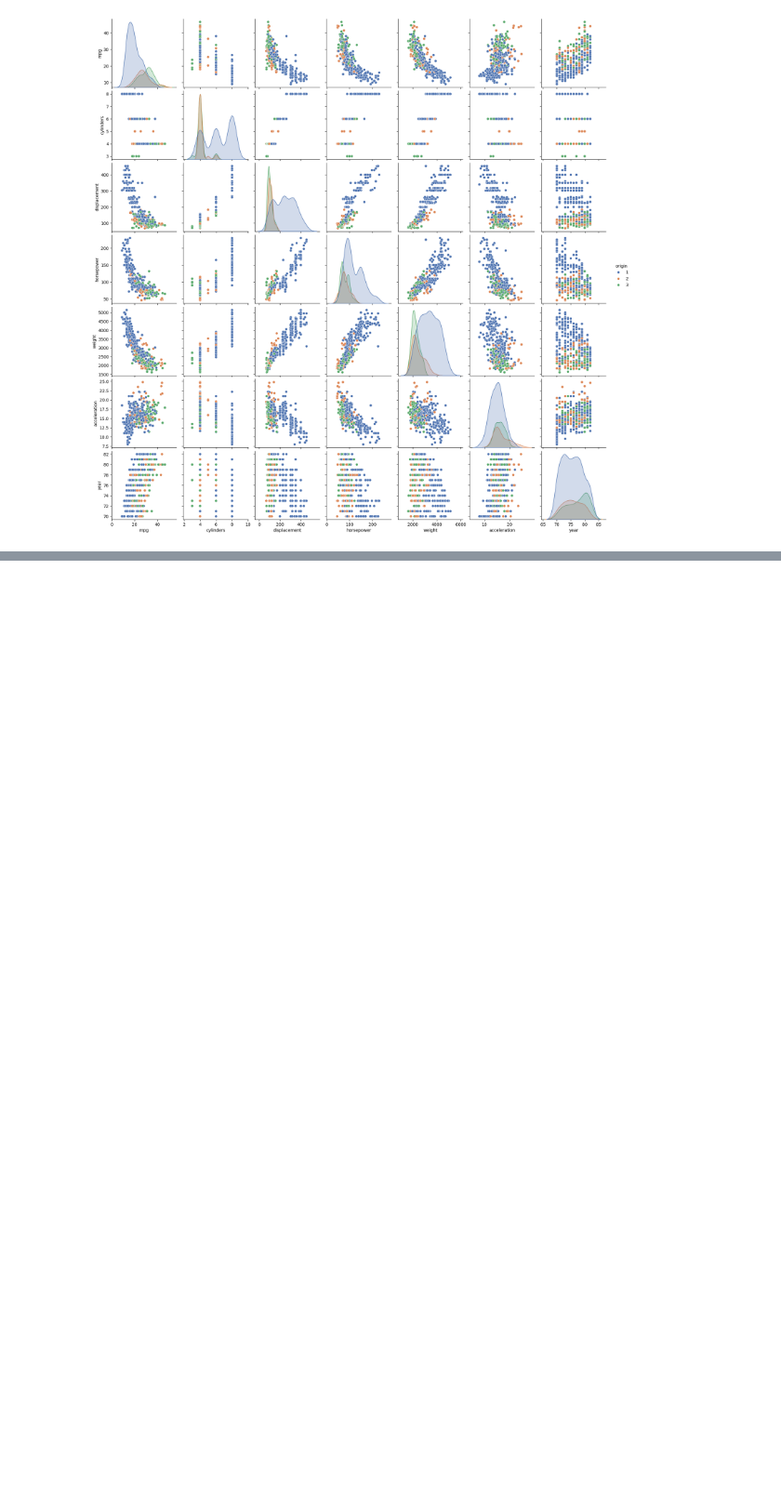
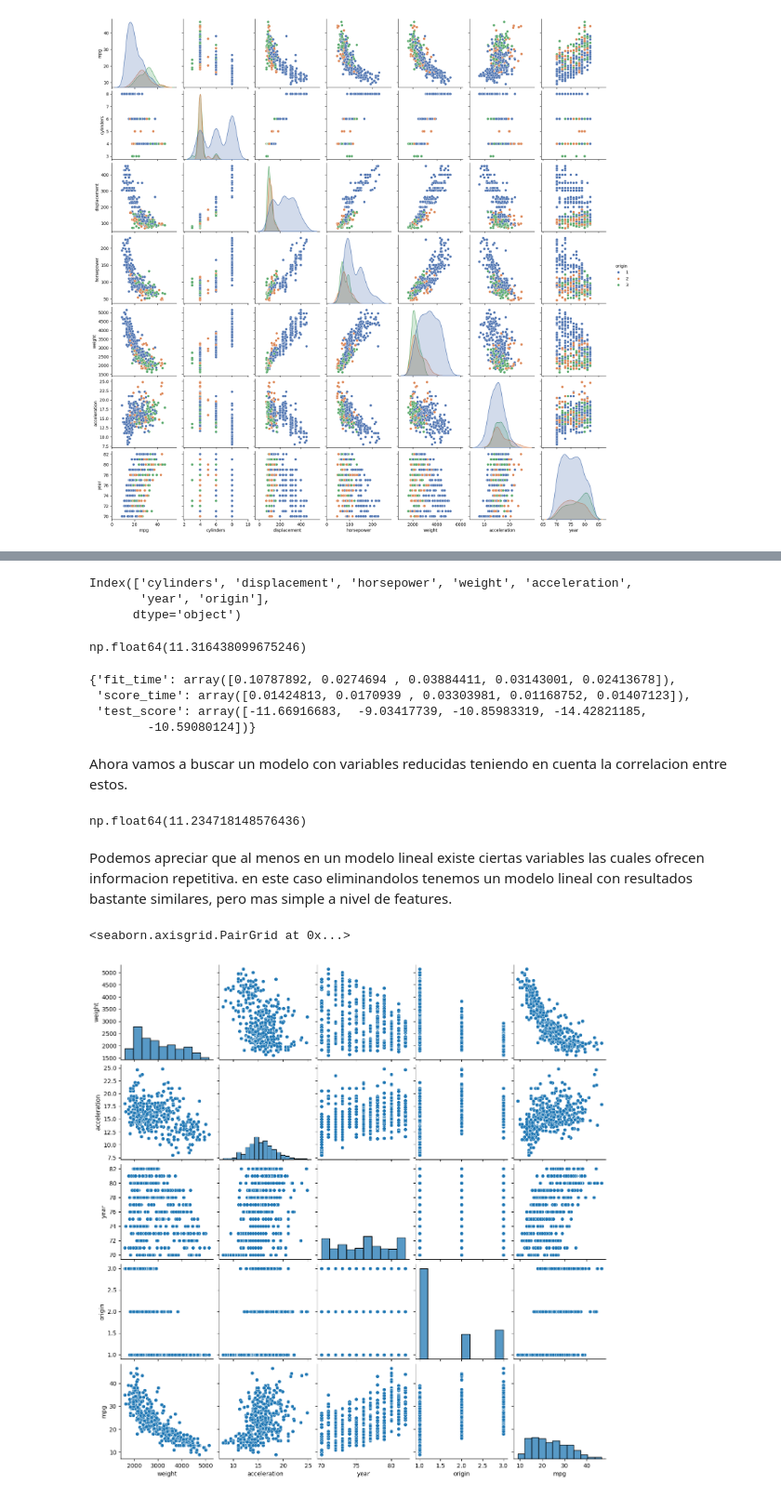
Before and after one commit to chuancao26/islp, a Jupyter notebook: nonLinearExercices.ipynb, the cells around one changed output, grey strips where cells are left out. Shown at 93% size. Drawn from its saved outputs; the diff is of its cells as text; code cells hidden in the pictures; blank space fills up the shorter version.

```diff
--- a/nonLinearExercices.ipynb
+++ b/nonLinearExercices.ipynb
@@ -709,3 +698,8 @@ auto.head()
+# %%
+auto = load_data("Auto")
+
+index_names = auto.index
+auto = auto.reset_index().drop("name", axis=1)
 # %%
 auto.isna().sum()
 # %% [output]
@@ -746,0 +754,58 @@ sns.pairplot(auto, hue="origin", palette="deep")
+# %%
+auto.drop("mpg", axis=1).columns
+# %% [output]
+Index(['cylinders', 'displacement', 'horsepower', 'weight', 'acceleration',
+       'year', 'origin'],
+      dtype='object')
+# %%
+# Veamos una regresion multiple con los features del data set
+# Datos
+
+kfold = skm.KFold(5, shuffle=True, random_state=2)
+
+design = MS(auto.drop("mpg", axis=1).columns)
+
+pipe  = Pipeline([("design", design),
+                  ("linreg", skl.LinearRegression())])
+
+results = skm.cross_validate(pipe,
+                             auto,
+                             auto["mpg"],
+                             cv = kfold,
+                             scoring="neg_mean_squared_error")
+np.mean(-results["test_score"])
+# %% [output]
+np.float64(11.316438099675246)
+# %%
+results
+# %% [output]
+{'fit_time': array([0.10787892, 0.0274694 , 0.03884411, 0.03143001, 0.02413678]),
+ 'score_time': array([0.01424813, 0.0170939 , 0.03303981, 0.01168752, 0.01407123]),
+ 'test_score': array([-11.66916683,  -9.03417739, -10.85983319, -14.42821185,
+        -10.59080124])}
+# %% [markdown]
+Ahora vamos a buscar un modelo con variables reducidas teniendo en cuenta la correlacion entre estos.
+# %%
+cols = ["weight", "acceleration", "year", "origin"]
+
+design = MS(cols)
+
+pipe  = Pipeline([("design", design),
+                  ("linreg", skl.LinearRegression())])
+
+results = skm.cross_validate(pipe,
+                             auto,
+                             auto["mpg"],
+                             cv = kfold,
+                             scoring="neg_mean_squared_error")
+np.mean(-results["test_score"])
+# %% [output]
+np.float64(11.234718148576436)
+# %% [markdown]
+Podemos apreciar que al menos en un modelo lineal existe ciertas variables las cuales ofrecen informacion repetitiva. en este caso eliminandolos tenemos un modelo lineal con resultados bastante similares, pero mas simple a nivel de features.
+# %%
+cols = ["weight", "acceleration", "year", "origin", "mpg"]
+sns.pairplot(auto[cols])
+# %% [output]
+<seaborn.axisgrid.PairGrid at 0x...>
+[figure, added]
```
Also changed, not shown: parts of 7 cells of this notebook.
